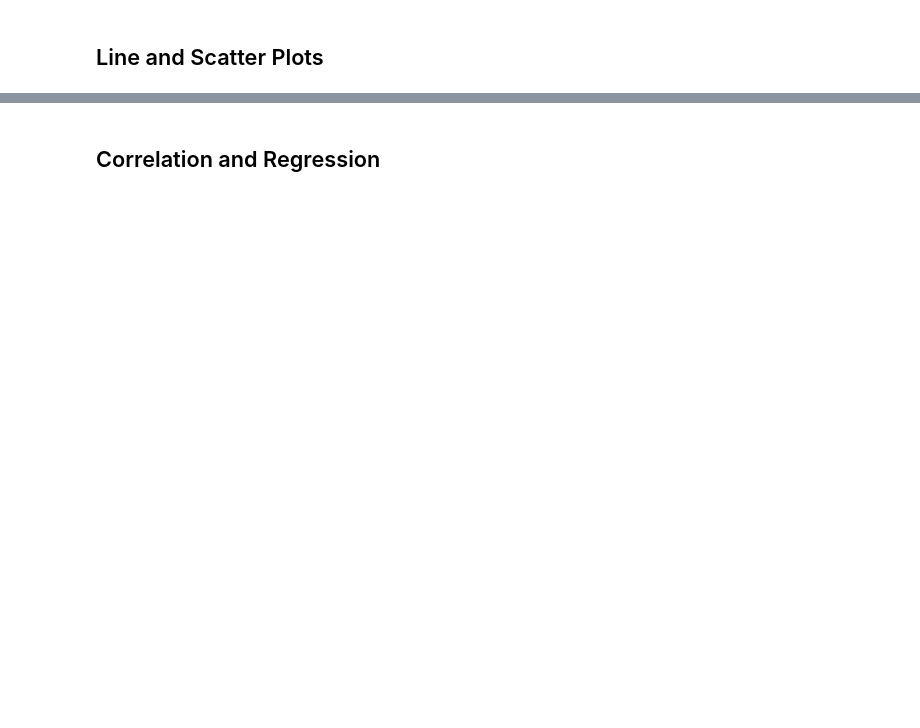
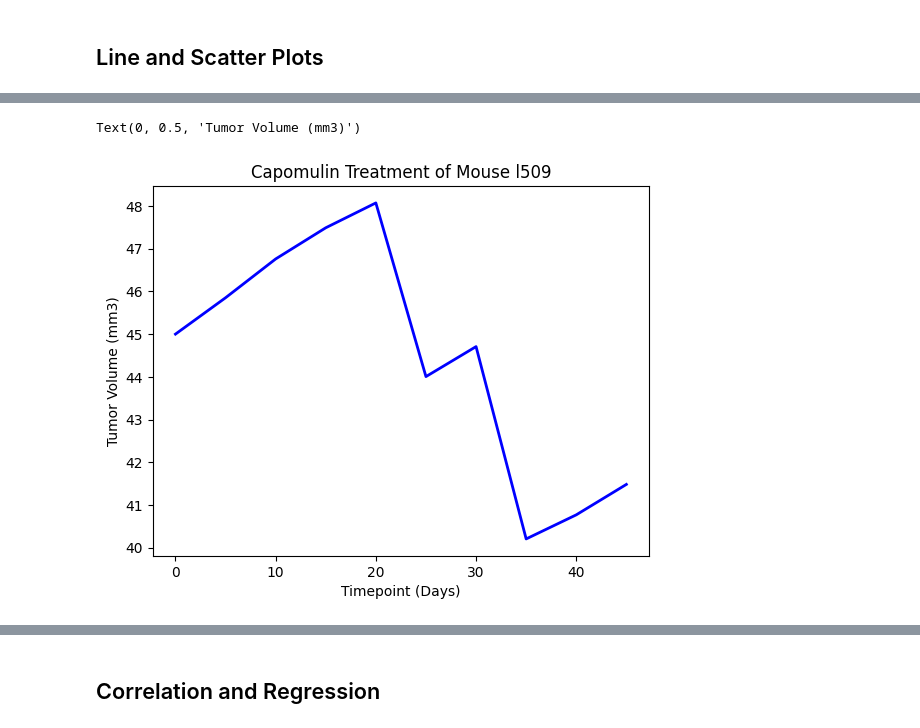
Before and after one commit to joecotten/module_5_challenge, a Jupyter notebook: pymaceuticals_starter.ipynb, the cells around one changed output, grey strips where cells are left out. Cells and saved outputs as stored; diff of their text form; code cells hidden in the pictures; blank space fills up the shorter version.

```diff
--- a/pymaceuticals_starter.ipynb
+++ b/pymaceuticals_starter.ipynb
@@ -212,0 +223,15 @@ Ceftamin's potential outliers: Series([], Name: Tumor Volume (mm3), dtype: float
+# %%
+# Generate a line plot of tumor volume vs. time point for a single mouse treated with Capomulin
+line_df = clean_df.loc[clean_df["Mouse ID"] == "l509",:]
+line_df.head()
+x_axis = line_df["Timepoint"]
+tumsiz = line_df["Tumor Volume (mm3)"]
+
+fig1, ax1 = plt.subplots()
+plt.title('Capomulin Treatment of Mouse l509')
+plt.plot(x_axis, tumsiz,linewidth=2, markersize=15,color="blue", label="Fahreneit")
+plt.xlabel('Timepoint (Days)')
+plt.ylabel('Tumor Volume (mm3)')
+# %% [output]
+Text(0, 0.5, 'Tumor Volume (mm3)')
+[figure, added]
```
Also changed, not shown: parts of 9 cells of this notebook.
